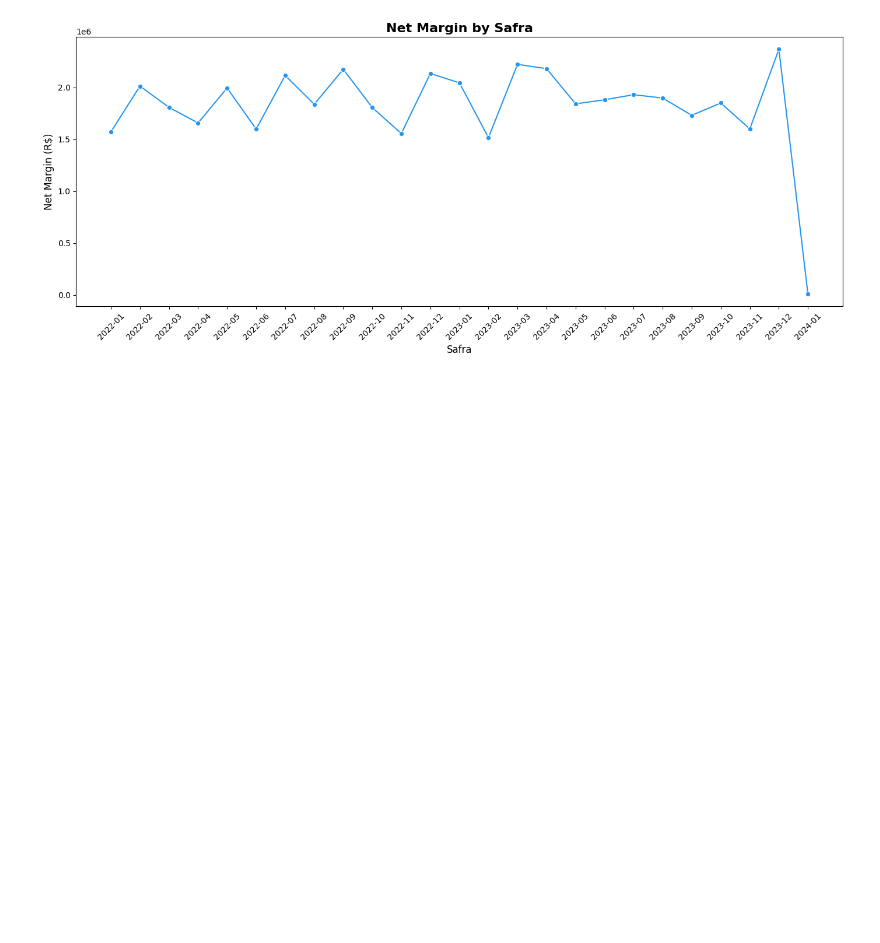
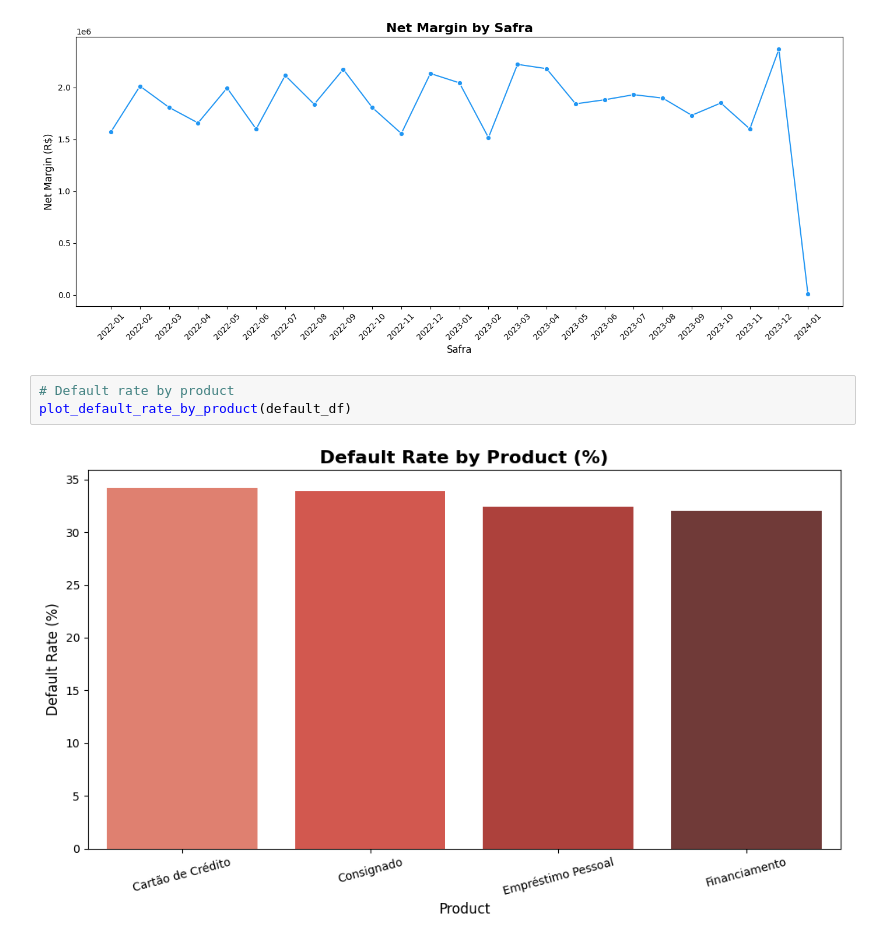
Before and after one commit to tiagosilva06/credit-portfolio-analysis, a Jupyter notebook: notebooks/main.ipynb, the cells around one changed output. Saved outputs shown, nothing was run; the diff lists cells and outputs as text; blank space fills up the shorter version.

Commit message:
feat: add default rate by product visualization

```diff
--- a/notebooks/main.ipynb
+++ b/notebooks/main.ipynb
@@ -134,3 +134,8 @@ print(sensitivity_df)
 plot_net_margin_by_safra(pl_safra)
 # %% [output]
 [figure]
+# %%
+# Default rate by product
+plot_default_rate_by_product(default_df)
+# %% [output]
+[figure, added]
```
